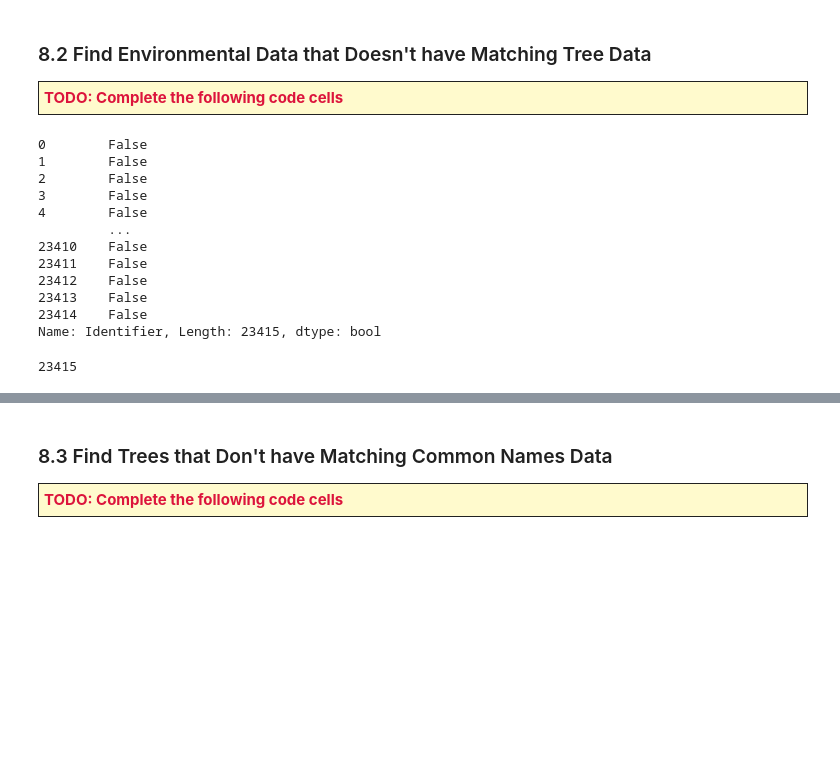
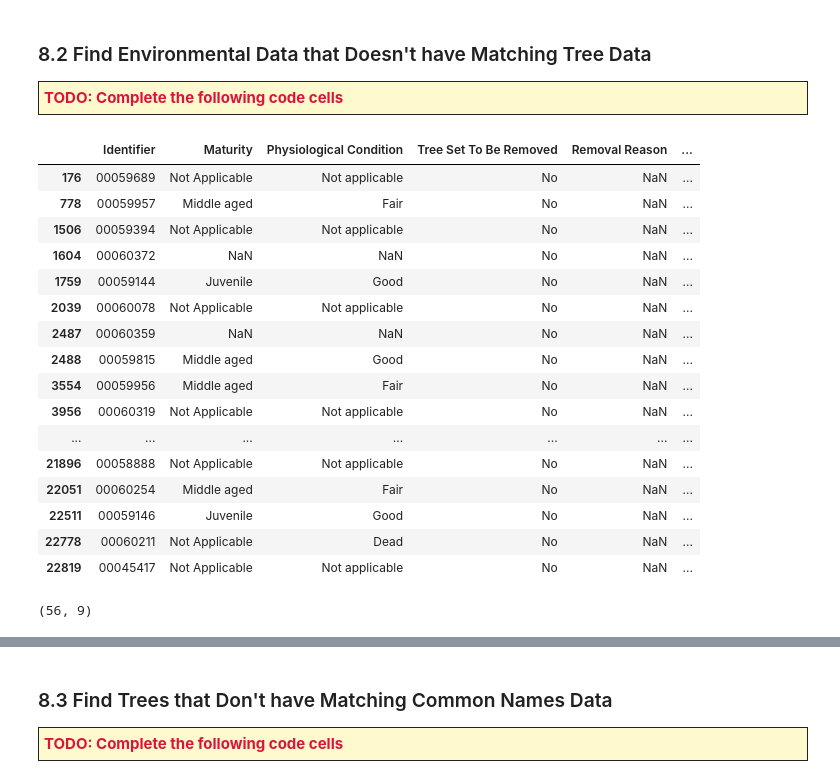
Before and after one commit to LudmilaGarcia26/Python_project, a Jupyter notebook: Data_Quality_Report.ipynb, the cells around one changed output, grey strips where cells are left out. Saved outputs shown, nothing was run; the diff lists cells and outputs as text; code cells hidden in the pictures; blank space fills up the shorter version.

```diff
--- a/Data_Quality_Report.ipynb
+++ b/Data_Quality_Report.ipynb
@@ -1513,22 +1515,27 @@ TODO: Complete the following code cells
     </font></div>
 # %%
 # Find environmental data that doesn't have matching tree data
-~camden_trees_environmental['Identifier'].isin(trees['Identifier'])
+temp=camden_trees_environmental[~camden_trees_environmental['Identifier'].isin(trees['Identifier'])]
+temp
 # %% [output]
-0        False
-1        False
-2        False
-3        False
-4        False
-         ...
-23410    False
-23411    False
-23412    False
-23413    False
-23414    False
-Name: Identifier, Length: 23415, dtype: bool
+|  | Identifier | Maturity | Physiological Condition | Tree Set To Be Removed | Removal Reason | ... |
+| 176 | 00059689 | Not Applicable | Not applicable | No | NaN | ... |
+| 778 | 00059957 | Middle aged | Fair | No | NaN | ... |
+| 1506 | 00059394 | Not Applicable | Not applicable | No | NaN | ... |
+| 1604 | 00060372 | NaN | NaN | No | NaN | ... |
+| 1759 | 00059144 | Juvenile | Good | No | NaN | ... |
+| 2039 | 00060078 | Not Applicable | Not applicable | No | NaN | ... |
+| 2487 | 00060359 | NaN | NaN | No | NaN | ... |
+| 2488 | 00059815 | Middle aged | Good | No | NaN | ... |
+| 3554 | 00059956 | Middle aged | Fair | No | NaN | ... |
+| 3956 | 00060319 | Not Applicable | Not applicable | No | NaN | ... |
+| ... | ... | ... | ... | ... | ... | ... |
+| 21896 | 00058888 | Not Applicable | Not applicable | No | NaN | ... |
+| 22051 | 00060254 | Middle aged | Fair | No | NaN | ... |
+| 22511 | 00059146 | Juvenile | Good | No | NaN | ... |
+| 22778 | 00060211 | Not Applicable | Dead | No | NaN | ... |
+| 22819 | 00045417 | Not Applicable | Not applicable | No | NaN | ... |
-# %%
-# Confirm how many rows we have
-len(camden_trees_environmental)
-# %% [output]
-23415
+# %%
+temp.shape
+# %% [output]
+(56, 9)
```
Also changed, not shown: parts of 15 cells of this notebook.
